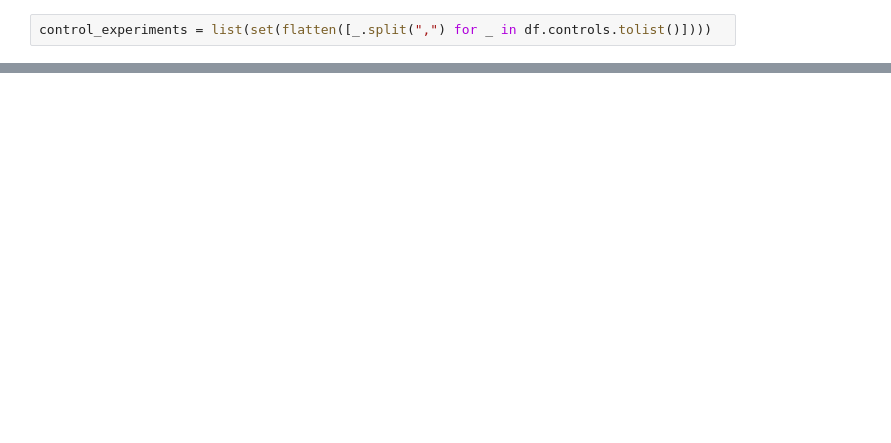
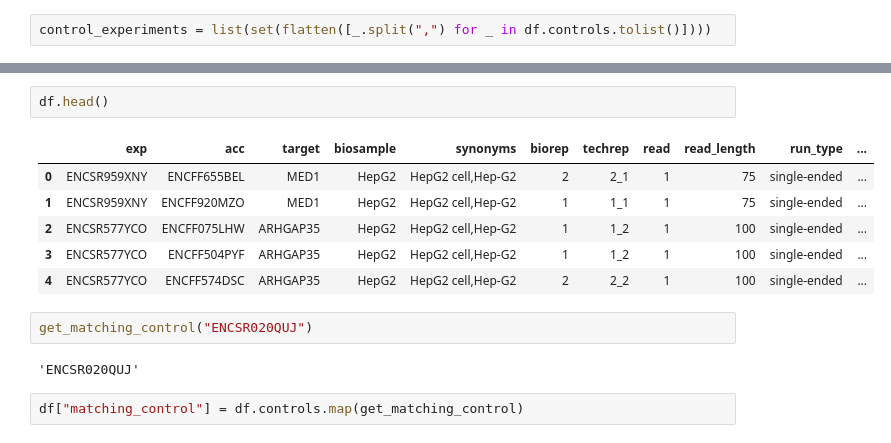
Before and after one commit to grandrews7/T2T-ENCODE-ZLab, a Jupyter notebook: Get-Metadata.ipynb, the cells around one changed output, grey strips where cells are left out. Saved outputs shown, nothing was run; the diff lists cells and outputs as text; blank space fills up the shorter version.

```diff
--- a/Get-Metadata.ipynb
+++ b/Get-Metadata.ipynb
@@ -189,0 +149,15 @@ KeyError: 'control_type'
+# %%
+df.head()
+# %% [output]
+|  | exp | acc | target | biosample | synonyms | biorep | techrep | read | read_length | run_type | ... |
+| 0 | ENCSR959XNY | ENCFF655BEL | MED1 | HepG2 | HepG2 cell,Hep-G2 | 2 | 2_1 | 1 | 75 | single-ended | ... |
+| 1 | ENCSR959XNY | ENCFF920MZO | MED1 | HepG2 | HepG2 cell,Hep-G2 | 1 | 1_1 | 1 | 75 | single-ended | ... |
+| 2 | ENCSR577YCO | ENCFF075LHW | ARHGAP35 | HepG2 | HepG2 cell,Hep-G2 | 1 | 1_2 | 1 | 100 | single-ended | ... |
+| 3 | ENCSR577YCO | ENCFF504PYF | ARHGAP35 | HepG2 | HepG2 cell,Hep-G2 | 1 | 1_2 | 1 | 100 | single-ended | ... |
+| 4 | ENCSR577YCO | ENCFF574DSC | ARHGAP35 | HepG2 | HepG2 cell,Hep-G2 | 2 | 2_2 | 1 | 100 | single-ended | ... |
+# %%
+get_matching_control("ENCSR020QUJ")
+# %% [output]
+'ENCSR020QUJ'
+# %%
+df["matching_control"] = df.controls.map(get_matching_control)
```
Also changed, not shown: parts of 27 cells of this notebook, 11 other files.
